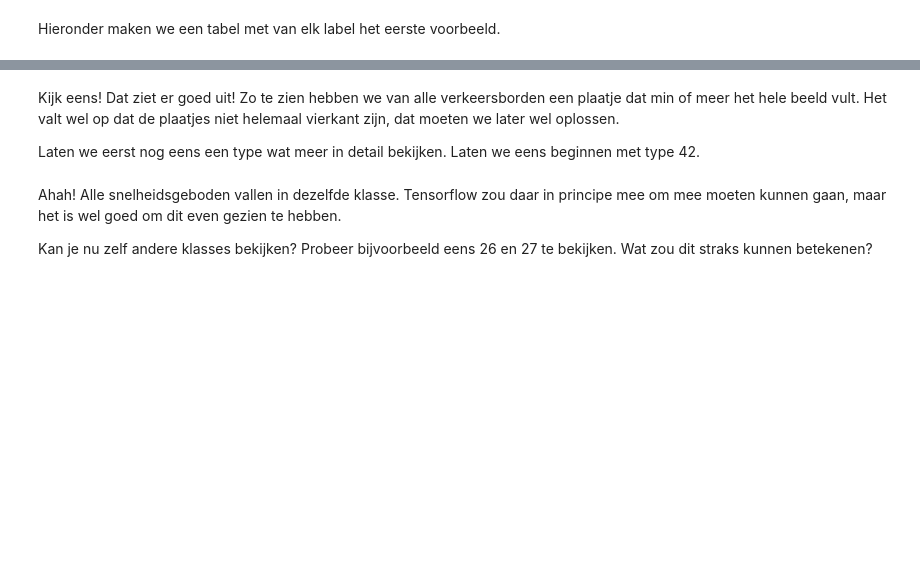
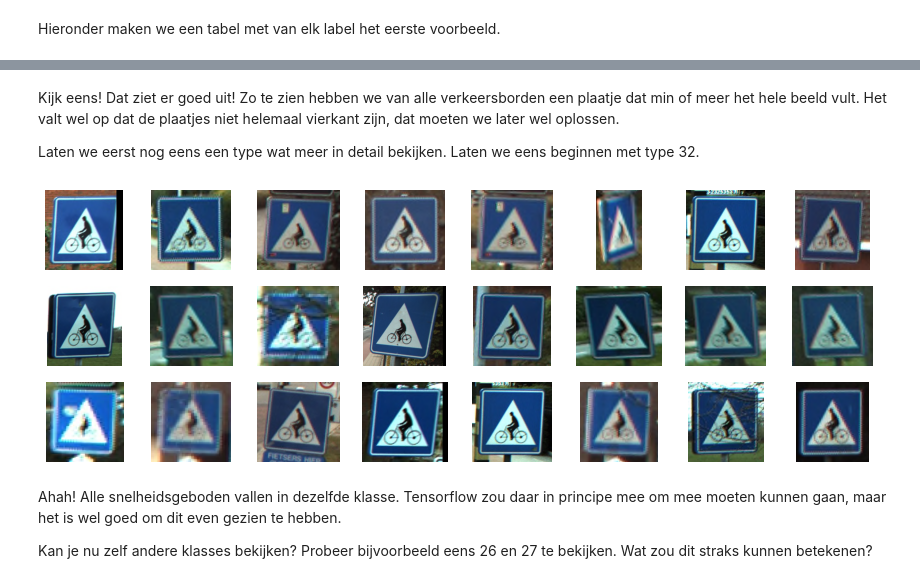
Before and after one commit to rwsdatalab/verkeersborden, a Jupyter notebook: notebooks/deel_1_Verkeersborden_classificeren_tf2_keras.ipynb, the cells around one changed output, grey strips where cells are left out. Saved outputs shown, nothing was run; the diff lists cells and outputs as text; code cells hidden in the pictures; blank space fills up the shorter version.

```diff
--- a/notebooks/deel_1_Verkeersborden_classificeren_tf2_keras.ipynb
+++ b/notebooks/deel_1_Verkeersborden_classificeren_tf2_keras.ipynb
@@ -128,24 +159,26 @@ display_images_and_labels(images, labels)
 # %% [markdown]
 Kijk eens! Dat ziet er goed uit! Zo te zien hebben we van alle verkeersborden een plaatje dat min of meer het hele beeld vult. Het valt wel op dat de plaatjes niet helemaal vierkant zijn, dat moeten we later wel oplossen.
 
-Laten we eerst nog eens een type wat meer in detail bekijken. Laten we eens beginnen met type 42.
+Laten we eerst nog eens een type wat meer in detail bekijken. Laten we eens beginnen met type 32.
 # %%
 def display_label_images(images, label):
     """Display images of a specific label."""
     limit = 24  # show a max of 24 images
     plt.figure(figsize=(15, 5))
     i = 1
 
     start = labels.index(label)
     end = start + labels.count(label)
     for image in images[start:end][:limit]:
         plt.subplot(3, 8, i)  # 3 rows, 8 per row
         plt.axis('off')
         i += 1
         plt.imshow(image[..., ::-1])
     plt.show()
 
-display_label_images(images, 32)
+display_label_images(images, 57)
+# %% [output]
+[figure, added]
 # %% [markdown]
 Ahah! Alle snelheidsgeboden vallen in dezelfde klasse. Tensorflow zou daar in principe mee om mee moeten kunnen gaan, maar het is wel goed om dit even gezien te hebben.
 
```
Also changed, not shown: parts of 6 cells of this notebook.
